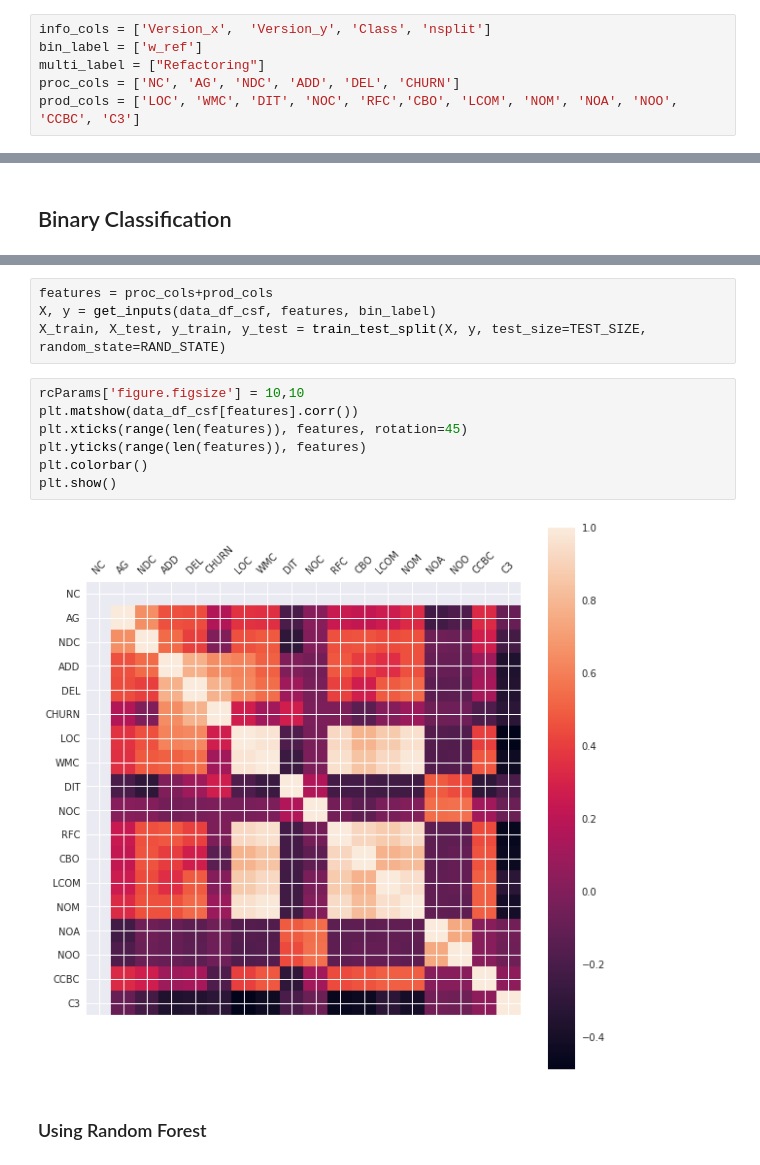
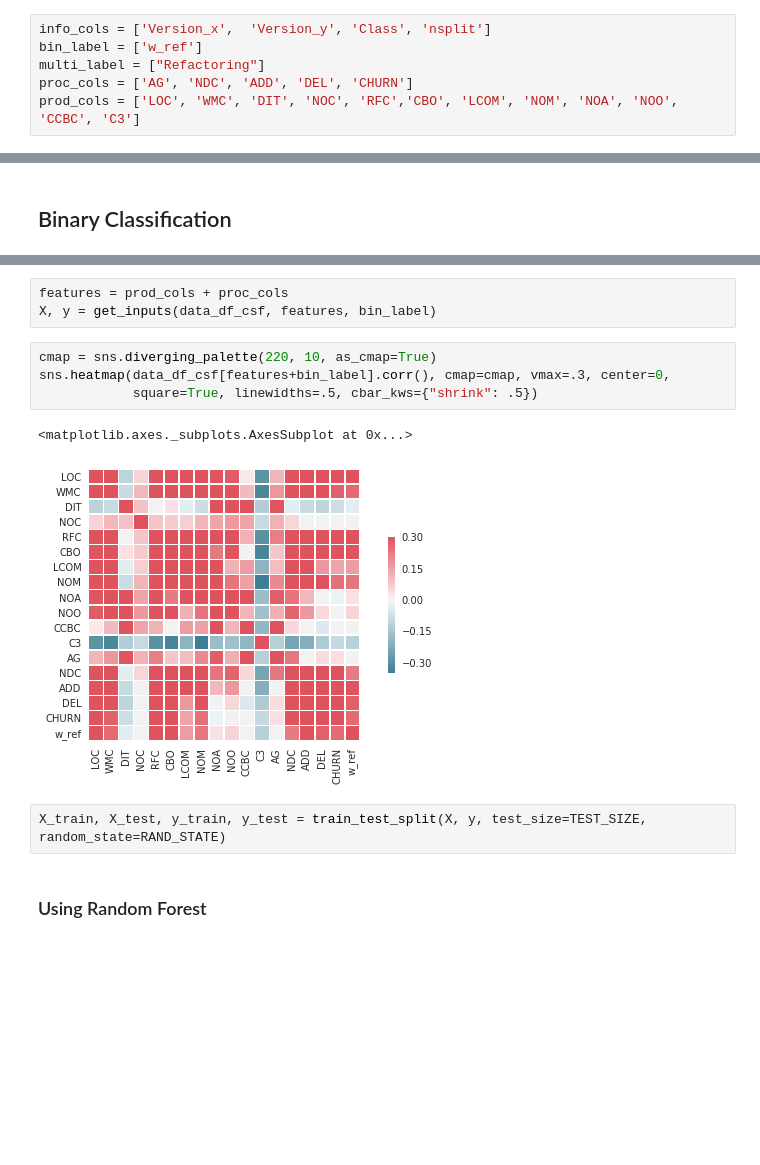
Before and after one commit to JerelynCo/RefactoringXGBoost, a Jupyter notebook: ProcProdRefRecommendation.ipynb, the cells around one changed output, grey strips where cells are left out. Drawn from its saved outputs; the diff is of its cells as text; blank space fills up the shorter version.

```diff
--- a/ProcProdRefRecommendation.ipynb
+++ b/ProcProdRefRecommendation.ipynb
@@ -138,7 +177,7 @@ data_df_csf.head()
 info_cols = ['Version_x',  'Version_y', 'Class', 'nsplit']
 bin_label = ['w_ref']
 multi_label = ["Refactoring"]
-proc_cols = ['NC', 'AG', 'NDC', 'ADD', 'DEL', 'CHURN']
+proc_cols = ['AG', 'NDC', 'ADD', 'DEL', 'CHURN']
 prod_cols = ['LOC', 'WMC', 'DIT', 'NOC', 'RFC','CBO', 'LCOM', 'NOM', 'NOA', 'NOO', 'CCBC', 'C3']
 # %%
 data_df_csf.dropna(inplace=True)
@@ -151,16 +205,15 @@ ax = sns.countplot(x="w_ref", data=data_df_csf)
+# %%
+features = prod_cols + proc_cols
+X, y = get_inputs(data_df_csf, features, bin_label)
+# %%
+cmap = sns.diverging_palette(220, 10, as_cmap=True)
+sns.heatmap(data_df_csf[features+bin_label].corr(), cmap=cmap, vmax=.3, center=0,
+            square=True, linewidths=.5, cbar_kws={"shrink": .5})
+# %% [output]
+<matplotlib.axes._subplots.AxesSubplot at 0x...>
+[figure, added]
 # %%
-features = proc_cols+prod_cols
-X, y = get_inputs(data_df_csf, features, bin_label)
 X_train, X_test, y_train, y_test = train_test_split(X, y, test_size=TEST_SIZE, random_state=RAND_STATE)
-# %%
-rcParams['figure.figsize'] = 10,10
-plt.matshow(data_df_csf[features].corr())
-plt.xticks(range(len(features)), features, rotation=45)
-plt.yticks(range(len(features)), features)
-plt.colorbar()
-plt.show()
-# %% [output]
-[figure, removed]
 # %% [markdown]
 ### Using Random Forest
 # %%
```
Also changed, not shown: parts of 41 cells of this notebook, 1 other file.
